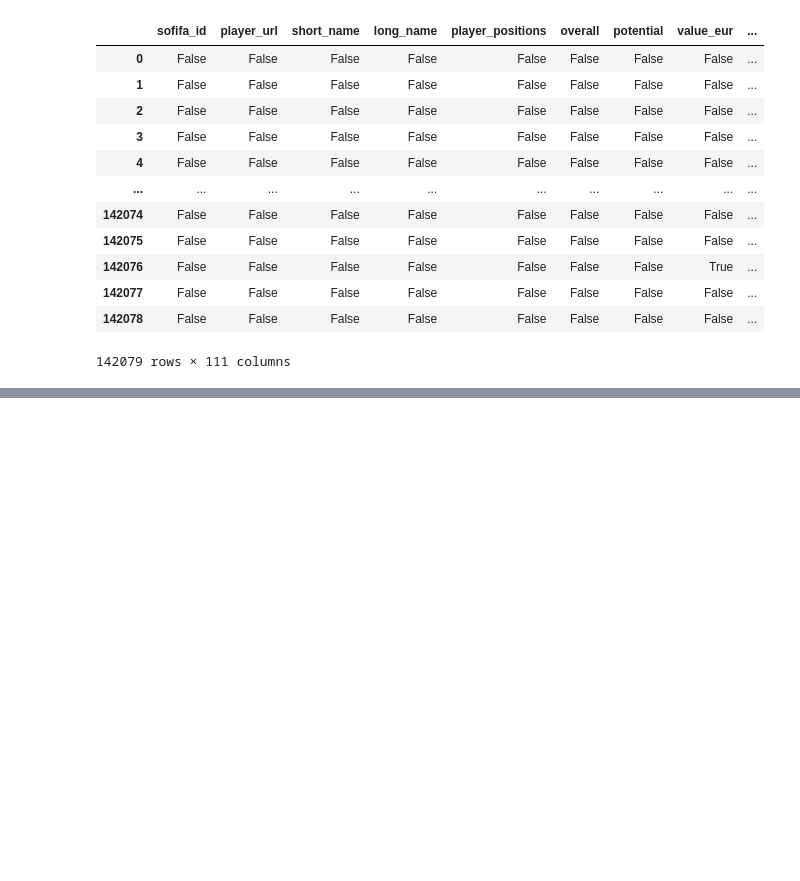
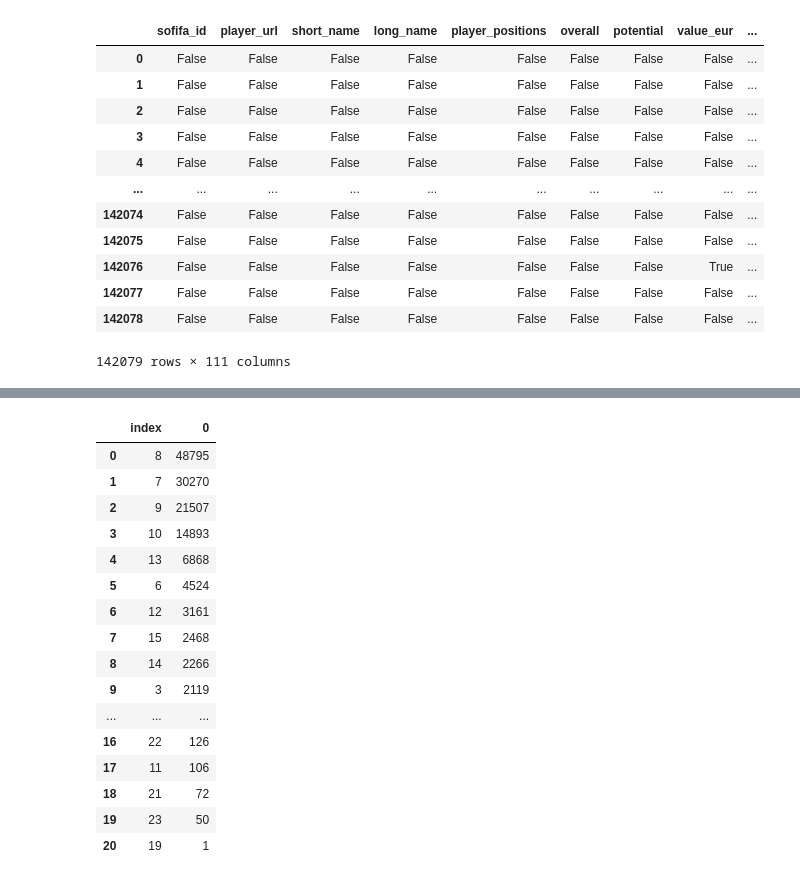
Before and after one commit to Jules-Ray-Kayla-Bert-Capstone-FiFA/fifa, a Jupyter notebook: Ray/ray_sb.ipynb, the cells around one changed output, grey strips where cells are left out. Saved outputs shown, nothing was run; the diff lists cells and outputs as text; code cells hidden in the pictures; blank space fills up the shorter version.

```diff
--- a/Ray/ray_sb.ipynb
+++ b/Ray/ray_sb.ipynb
@@ -127,0 +258,20 @@ df.isnull()
+# %%
+pd.DataFrame(df.isnull().sum(axis =1).value_counts()).reset_index()
+# %% [output]
+|  | index | 0 |
+| 0 | 8 | 48795 |
+| 1 | 7 | 30270 |
+| 2 | 9 | 21507 |
+| 3 | 10 | 14893 |
+| 4 | 13 | 6868 |
+| 5 | 6 | 4524 |
+| 6 | 12 | 3161 |
+| 7 | 15 | 2468 |
+| 8 | 14 | 2266 |
+| 9 | 3 | 2119 |
+| ... | ... | ... |
+| 16 | 22 | 126 |
+| 17 | 11 | 106 |
+| 18 | 21 | 72 |
+| 19 | 23 | 50 |
+| 20 | 19 | 1 |
```
Also changed, not shown: parts of 19 cells of this notebook.
